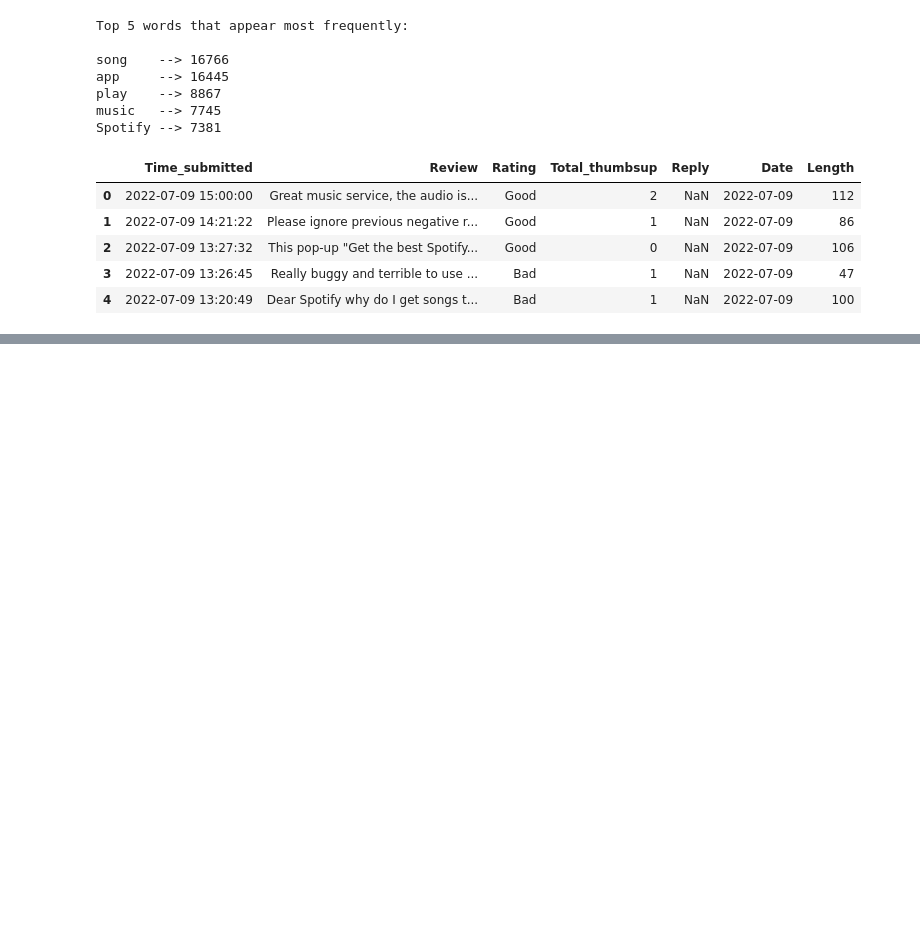
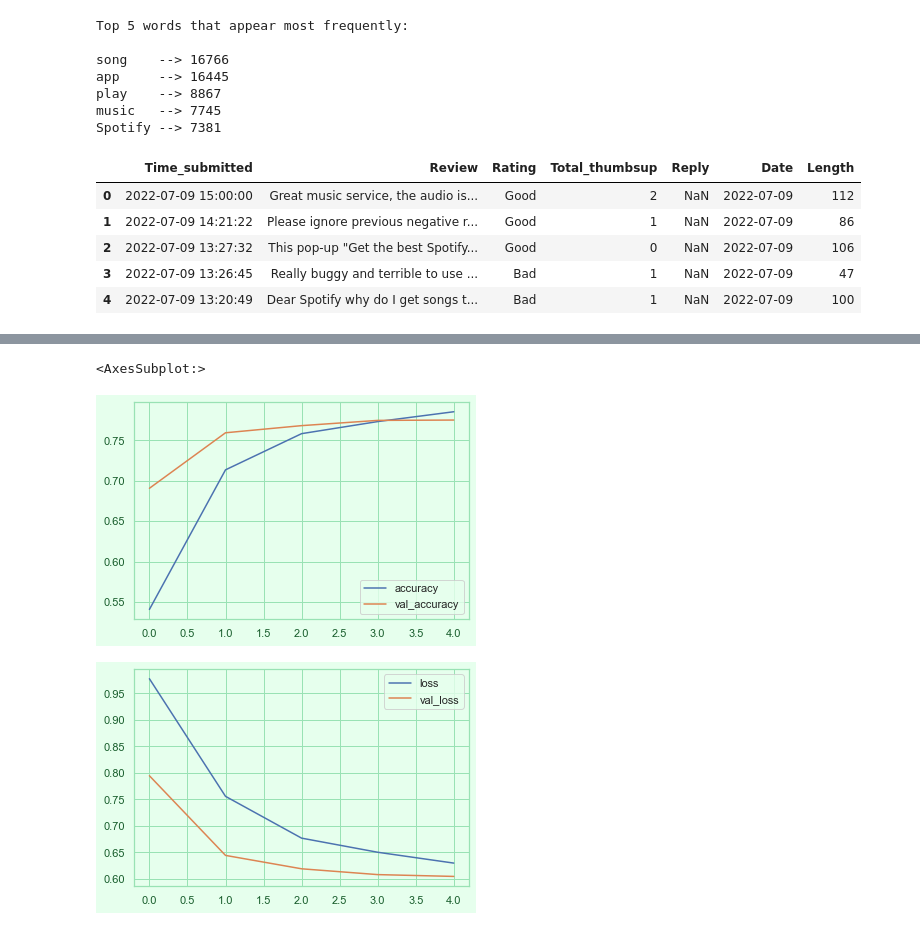
Before and after one commit to zhizhengwang94/Spotify, a Jupyter notebook: Spotify_Analysis_Script.ipynb, the cells around one changed output, grey strips where cells are left out. Cells and saved outputs as stored; diff of their text form; code cells hidden in the pictures; blank space fills up the shorter version.

Commit message:
Update Spotify_Analysis_Script.ipynb
code copied from source website for learning

```diff
--- a/Spotify_Analysis_Script.ipynb
+++ b/Spotify_Analysis_Script.ipynb
@@ -324,0 +341,20 @@ LookupError:
+# %%
+X_train, X_test, y_train, y_test = train_test_split(df['Review'], df['Rating'], test_size=0.2)
+# %%
+tokenizer = Tokenizer(num_words=50000, oov_token='<OOV>')
+
+tokenizer.fit_on_texts(X_train)
+# print(tokenizer.word_index)
+total_word = len(tokenizer.word_index)
+print('Total distinct words: {}'.format(total_word))
+
+train_seq = tokenizer.texts_to_sequences(X_train)
+train_padded = pad_sequences(train_seq)
+
+test_seq = tokenizer.texts_to_sequences(X_test)
+test_padded = pad_sequences(test_seq)
+
+# One hot encoding the label
+lb = LabelBinarizer()
+train_labels = lb.fit_transform(y_train)
+test_labels = lb.transform(y_test)
@@ -324,0 +363,9 @@ LookupError:
+# %%
+model_lstm = tf.keras.models.Sequential([tf.keras.layers.Embedding(total_word+1, 8),
+                                    tf.keras.layers.Bidirectional(tf.keras.layers.LSTM(16)),
+                                    tf.keras.layers.Dropout(0.5),
+                                    tf.keras.layers.Dense(16, activation='relu'),
+                                    tf.keras.layers.Dropout(0.5),
+                                    tf.keras.layers.Dense(3, activation='softmax')])
+
+model_lstm.summary()
@@ -324,0 +393,4 @@ LookupError:
+# %%
+model_lstm.compile(optimizer=tf.optimizers.Adam(learning_rate=0.0001), loss='categorical_crossentropy', metrics=['accuracy'])
+
+model_lstm.fit(train_padded, train_labels, epochs=5, validation_data=(test_padded, test_labels))
@@ -324,0 +409,8 @@ LookupError:
+# %%
+metrics_lstm = pd.DataFrame(model_lstm.history.history)
+metrics_lstm[['accuracy', 'val_accuracy']].plot()
+metrics_lstm[['loss', 'val_loss']].plot()
+# %% [output]
+<AxesSubplot:>
+[figure, added]
+[figure, added]
```
Also changed, not shown: parts of 28 cells of this notebook.
